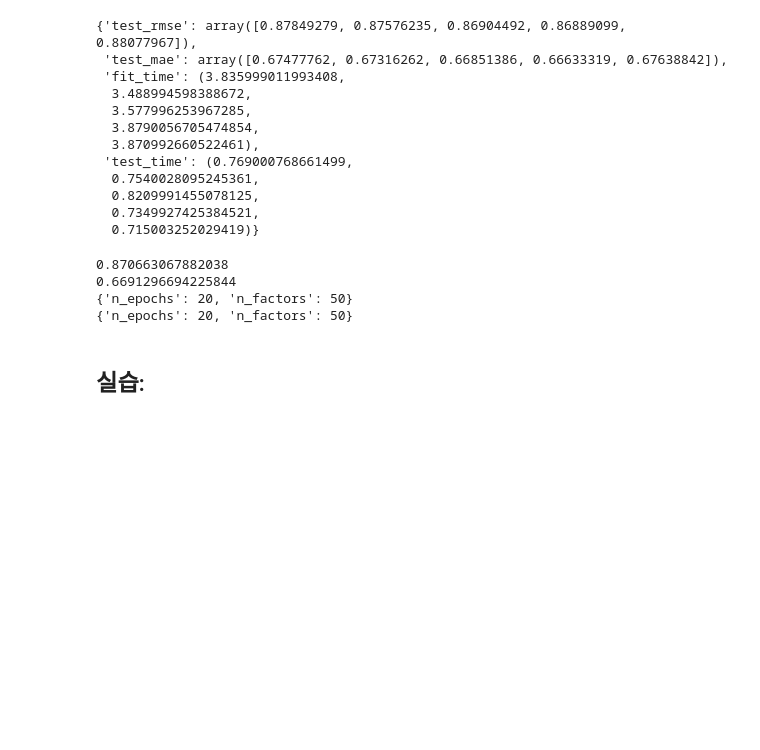
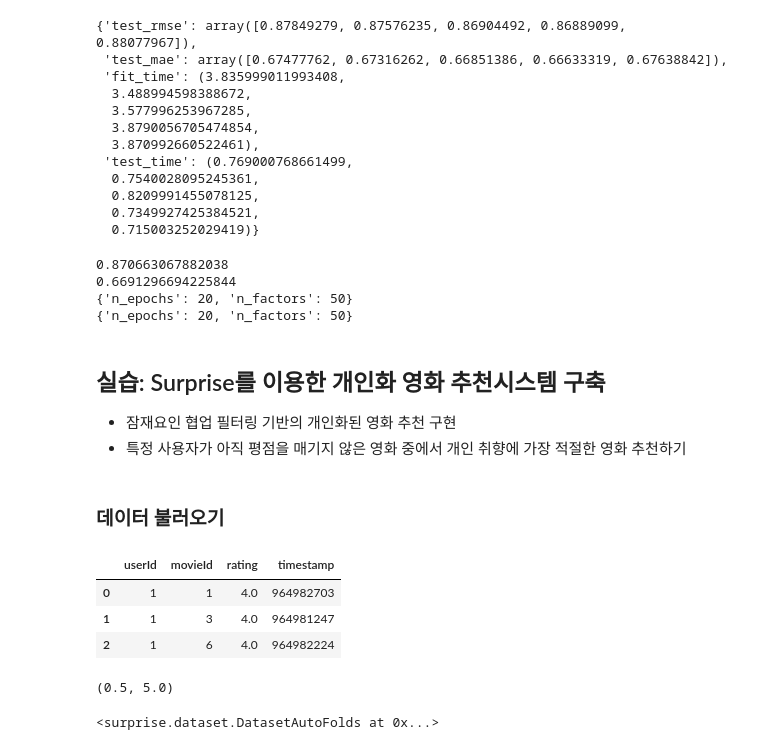
Before and after one commit to choi-aerim/Study_ML, a Jupyter notebook: 6. 추천시스템/0128_ Surprise.ipynb, the cells around one changed output. Saved outputs shown, nothing was run; the diff lists cells and outputs as text; code cells hidden in the pictures; blank space fills up the shorter version.

```diff
--- a/6. 추천시스템/0128_ Surprise.ipynb
+++ b/6. 추천시스템/0128_ Surprise.ipynb
@@ -121,4 +121,6 @@ print(grid_clf.best_params['mae'])
 {'n_epochs': 20, 'n_factors': 50}
 {'n_epochs': 20, 'n_factors': 50}
 # %% [markdown]
-## 실습:
+## 실습: Surprise를 이용한 개인화 영화 추천시스템 구축
+- 잠재요인 협업 필터링 기반의 개인화된 영화 추천 구현
+- 특정 사용자가 아직 평점을 매기지 않은 영화 중에서 개인 취향에 가장 적절한 영화 추천하기
@@ -124,0 +132,2 @@ print(grid_clf.best_params['mae'])
+# %% [markdown]
+### 데이터 불러오기
@@ -124,0 +137,18 @@ print(grid_clf.best_params['mae'])
+# %%
+rating_df = pd.read_csv('./필요 데이터/ml-latest-small/ratings.csv')
+rating_df.head(3)
+# %% [output]
+|  | userId | movieId | rating | timestamp |
+| 0 | 1 | 1 | 4.0 | 964982703 |
+| 1 | 1 | 3 | 4.0 | 964981247 |
+| 2 | 1 | 6 | 4.0 | 964982224 |
+# %%
+np.min(rating_df['rating']), np.max(rating_df['rating'])
+# %% [output]
+(0.5, 5.0)
+# %%
+reader = Reader(rating_scale = (0.5, 5))
+rating_ = Dataset.load_from_df(rating_df[['userId','movieId', 'rating']], reader = reader)
+rating_
+# %% [output]
+<surprise.dataset.DatasetAutoFolds at 0x...>
```
Also changed, not shown: parts of 17 cells of this notebook, 4 other files.
